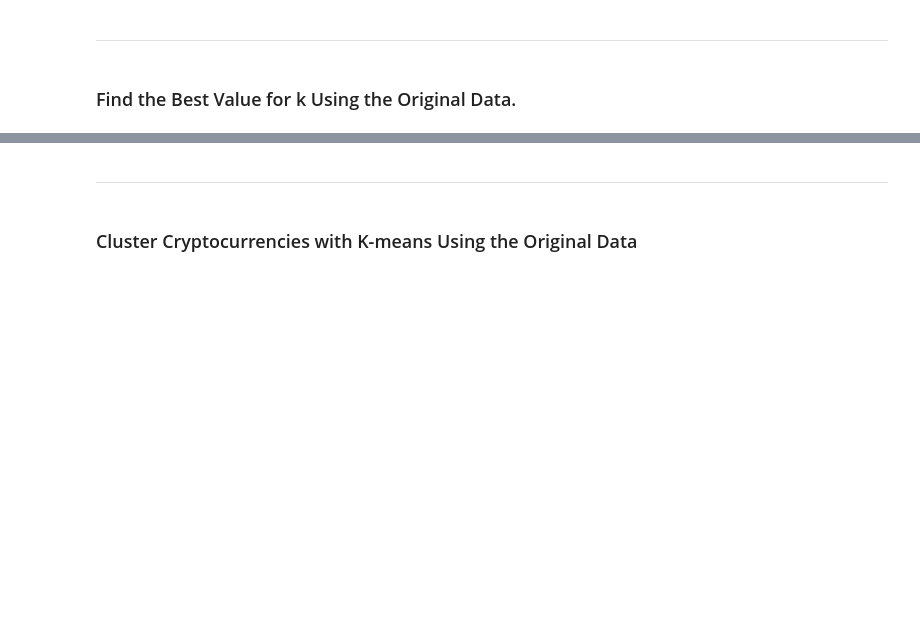
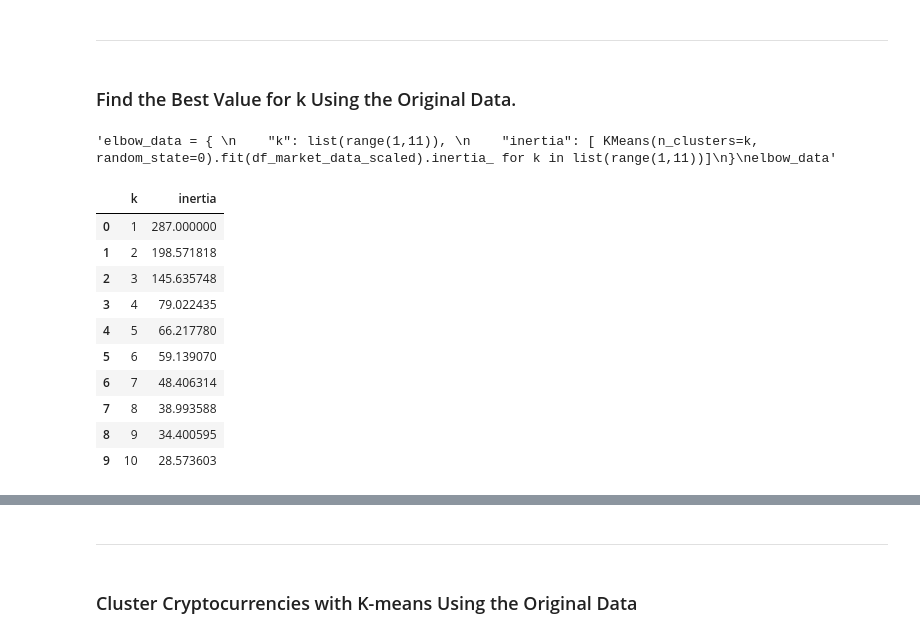
Before and after one commit to Julian-Panditharatne/CryptoClustering, a Jupyter notebook: Crypto_Clustering.ipynb, the cells around one changed output, grey strips where cells are left out. Cells and saved outputs as stored; diff of their text form; code cells hidden in the pictures; blank space fills up the shorter version.

Commit message:
Found the Best Value for k Using the Original Data.

```diff
--- a/Crypto_Clustering.ipynb
+++ b/Crypto_Clustering.ipynb
@@ -117,8 +111,35 @@ df_market_data_scaled.head(10)
+# %%
+"""elbow_data = {
+    "k": list(range(1,11)),
+    "inertia": [ KMeans(n_clusters=k, random_state=0).fit(df_market_data_scaled).inertia_ for k in list(range(1,11))]
+}
+elbow_data"""
+# %% [output]
+'elbow_data = { \n    "k": list(range(1,11)), \n    "inertia": [ KMeans(n_clusters=k, random_state=0).fit(df_market_data_scaled).inertia_ for k in list(range(1,11))]\n}\nelbow_data'
 # %%
 # Create a dictionary with the data to plot the Elbow curve
-
+elbow_data = {
+    "k": list(range(1,11)),
+    "inertia": [ KMeans(n_clusters=k, random_state=0).fit(df_market_data_scaled).inertia_ for k in list(range(1,11))]
+}
 
 # Create a DataFrame with the data to plot the Elbow curve
+df_elbow = pd.DataFrame(elbow_data)
+
+# Review the DataFrame
+df_elbow
+# %% [output]
+|  | k | inertia |
+| 0 | 1 | 287.000000 |
+| 1 | 2 | 198.571818 |
+| 2 | 3 | 145.635748 |
+| 3 | 4 | 79.022435 |
+| 4 | 5 | 66.217780 |
+| 5 | 6 | 59.139070 |
+| 6 | 7 | 48.406314 |
+| 7 | 8 | 38.993588 |
+| 8 | 9 | 34.400595 |
+| 9 | 10 | 28.573603 |
 # %%
 # Plot a line chart with all the inertia values computed with
 # the different values of k to visually identify the optimal value for k.
```
Also changed, not shown: parts of 6 cells of this notebook.
